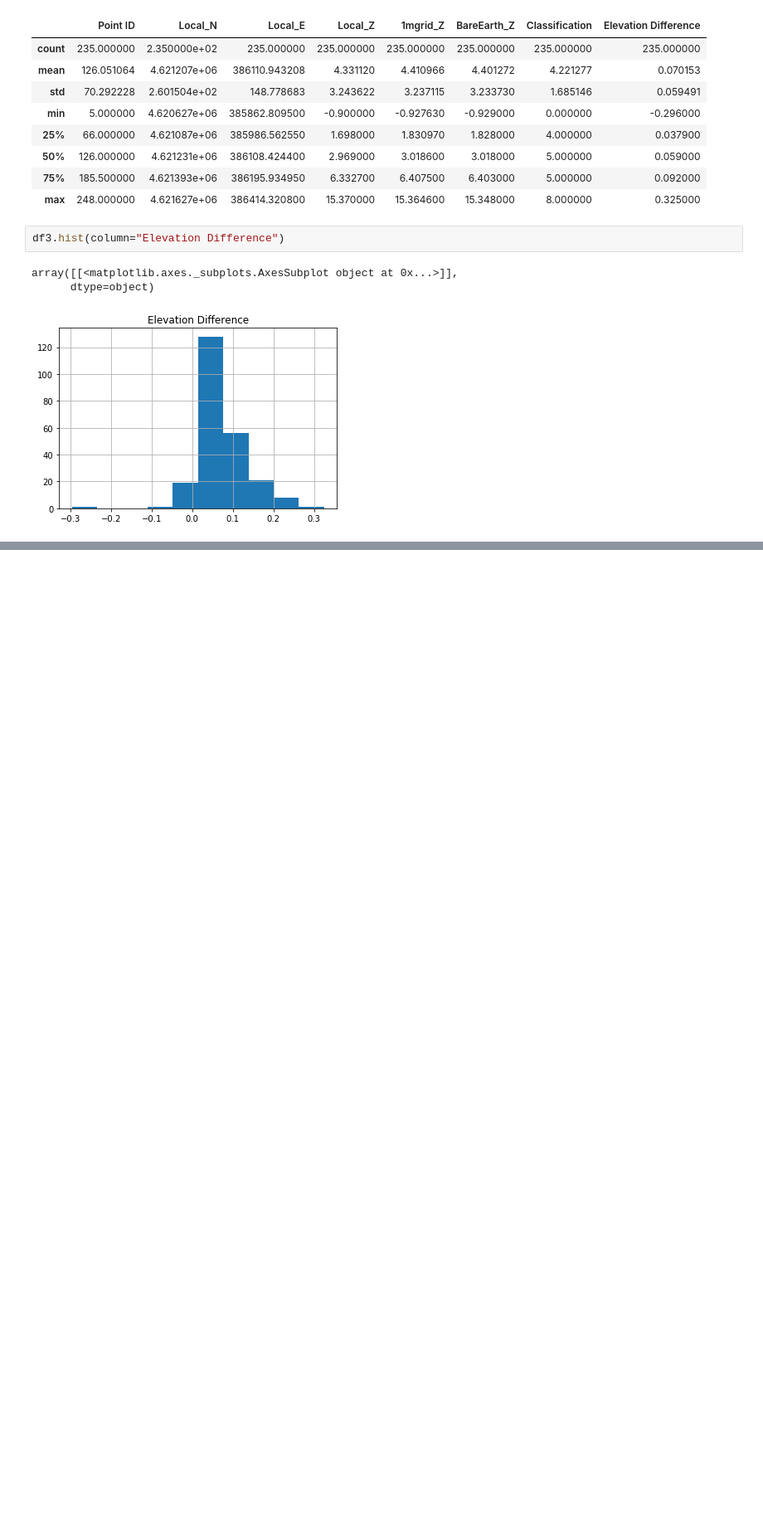
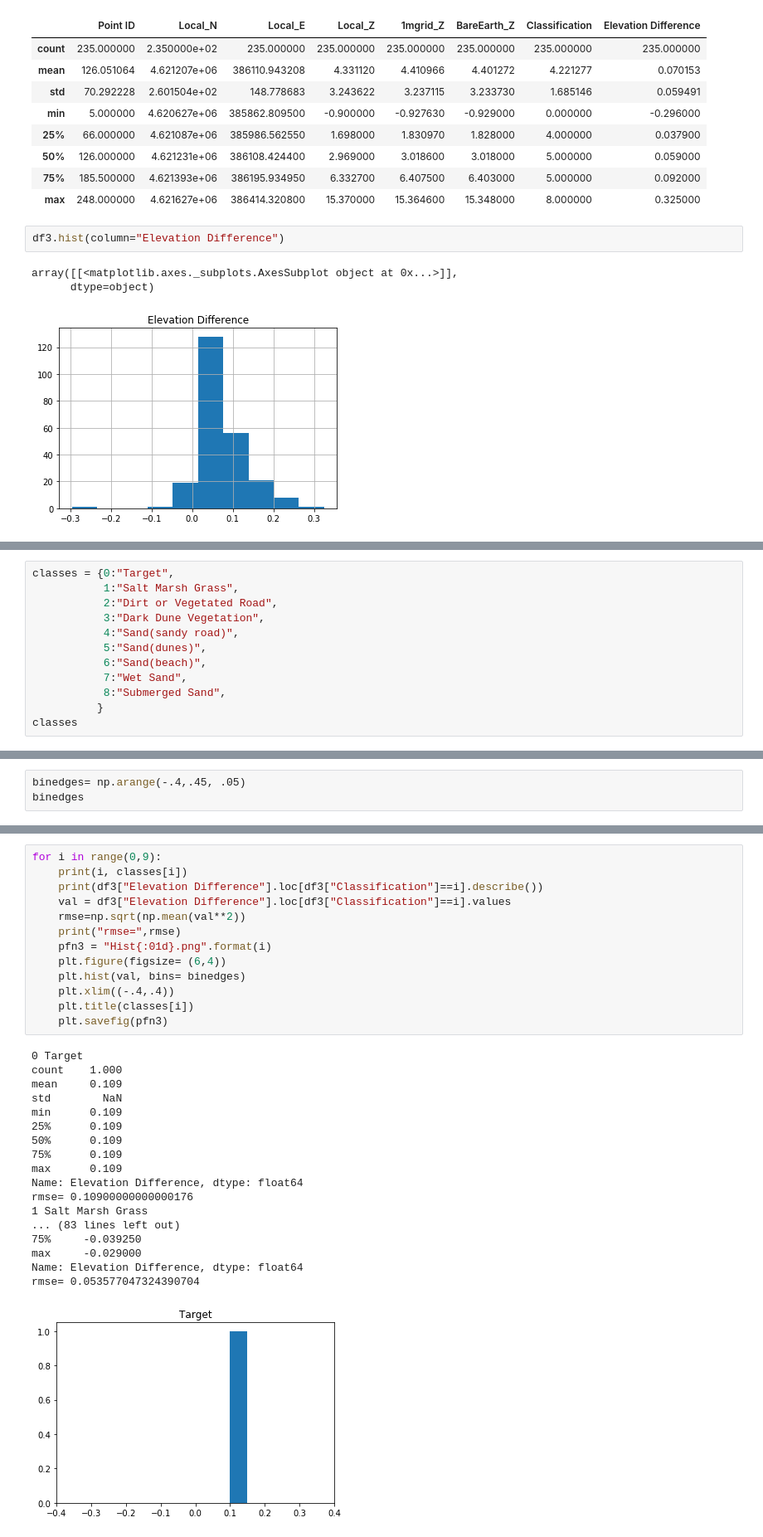
Before and after one commit to jxhigh/Learning_Python_in_Great_Marshes_Region, a Jupyter notebook: Compared_RTK_Elevations_with_BareEarth.ipynb, the cells around one changed output, grey strips where cells are left out. Shown at 83% size. Drawn from its saved outputs; the diff is of its cells as text; blank space fills up the shorter version.

```diff
--- a/Compared_RTK_Elevations_with_BareEarth.ipynb
+++ b/Compared_RTK_Elevations_with_BareEarth.ipynb
@@ -382,0 +297,12 @@ z=df2["Classification"].values
+# %%
+classes = {0:"Target",
+           1:"Salt Marsh Grass",
+           2:"Dirt or Vegetated Road",
+           3:"Dark Dune Vegetation",
+           4:"Sand(sandy road)",
+           5:"Sand(dunes)",
+           6:"Sand(beach)",
+           7:"Wet Sand",
+           8:"Submerged Sand",
+          }
+classes
@@ -382,0 +319,3 @@ z=df2["Classification"].values
+# %%
+binedges= np.arange(-.4,.45, .05)
+binedges
@@ -382,0 +328,32 @@ z=df2["Classification"].values
+# %%
+for i in range(0,9):
+    print(i, classes[i])
+    print(df3["Elevation Difference"].loc[df3["Classification"]==i].describe())
+    val = df3["Elevation Difference"].loc[df3["Classification"]==i].values
+    rmse=np.sqrt(np.mean(val**2))
+    print("rmse=",rmse)
+    pfn3 = "Hist{:01d}.png".format(i)
+    plt.figure(figsize= (6,4))
+    plt.hist(val, bins= binedges)
+    plt.xlim((-.4,.4))
+    plt.title(classes[i])
+    plt.savefig(pfn3)
+# %% [output]
+0 Target
+count    1.000
+mean     0.109
+std        NaN
+min      0.109
+25%      0.109
+50%      0.109
+75%      0.109
+max      0.109
+Name: Elevation Difference, dtype: float64
+rmse= 0.10900000000000176
+1 Salt Marsh Grass
+... (83 lines left out)
+75%     -0.039250
+max     -0.029000
+Name: Elevation Difference, dtype: float64
+rmse= 0.053577047324390704
+[figure, added]
```
Also changed, not shown: parts of 21 cells of this notebook, 3 other files.
